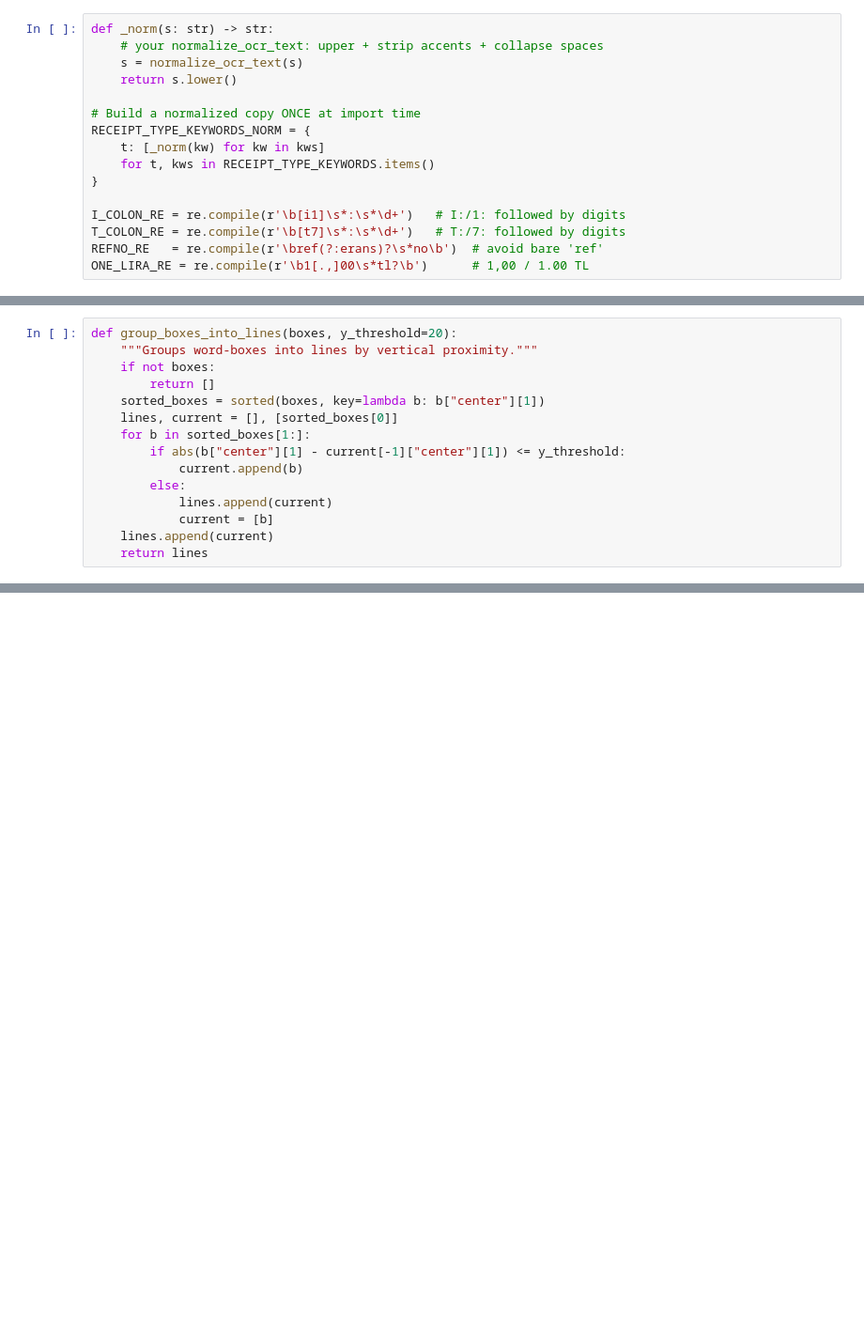
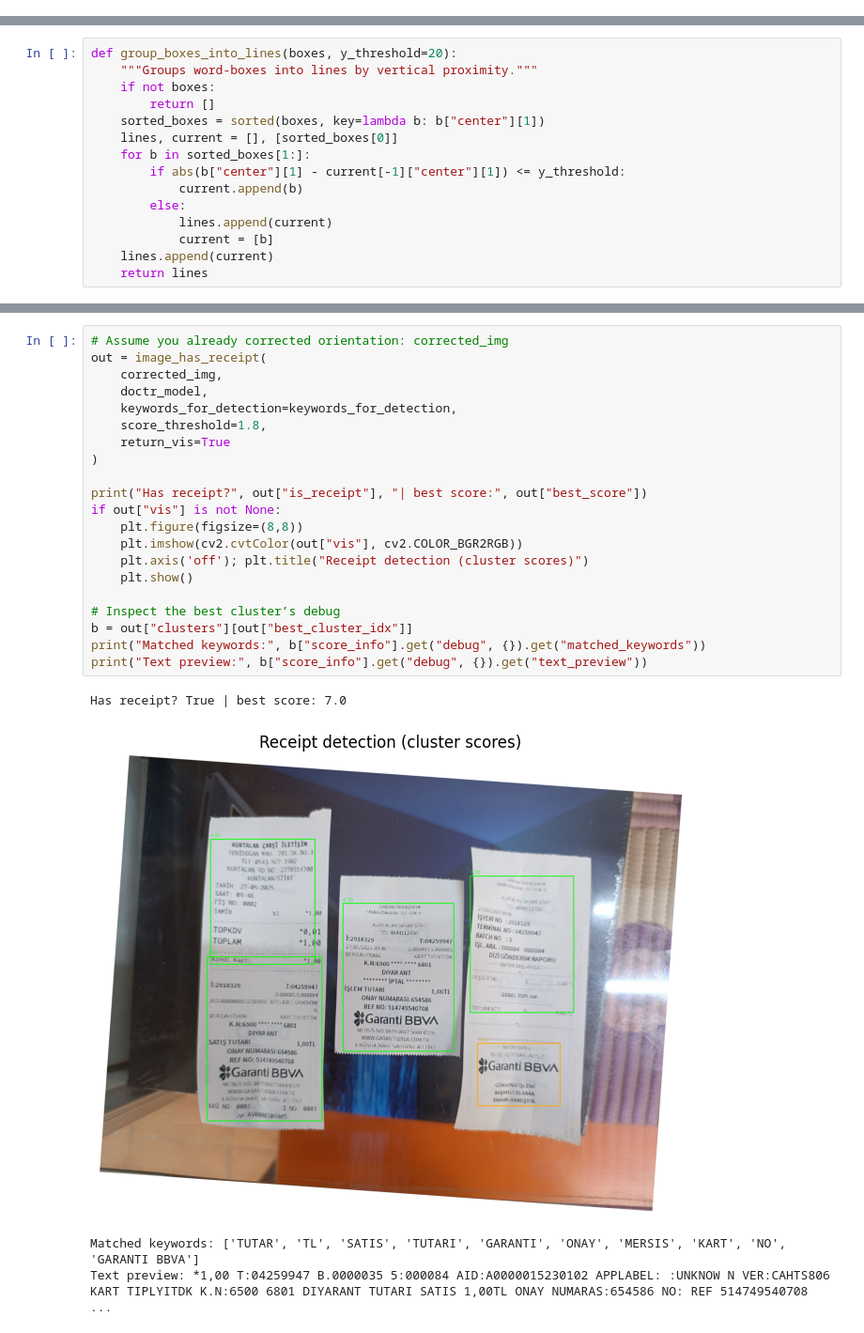
Before and after one commit to kaptanece/receipt-processing, a Jupyter notebook: receiptdetection_latest.ipynb, the cells around one changed output, grey strips where cells are left out. Shown at 94% size. Cells and saved outputs as stored; diff of their text form; blank space fills up the shorter version.

```diff
--- a/receiptdetection_latest.ipynb
+++ b/receiptdetection_latest.ipynb
@@ -554,19 +362,3 @@ def normalize_ocr_text(text: str) -> str:
     text = re.sub(r"\s+", " ", text)
     # 4) Strip edges
     return text.strip()
-# %%
-def _norm(s: str) -> str:
-    # your normalize_ocr_text: upper + strip accents + collapse spaces
-    s = normalize_ocr_text(s)
-    return s.lower()
-
-# Build a normalized copy ONCE at import time
-RECEIPT_TYPE_KEYWORDS_NORM = {
-    t: [_norm(kw) for kw in kws]
-    for t, kws in RECEIPT_TYPE_KEYWORDS.items()
-}
-
-I_COLON_RE = re.compile(r'\b[i1]\s*:\s*\d+')   # I:/1: followed by digits
-T_COLON_RE = re.compile(r'\b[t7]\s*:\s*\d+')   # T:/7: followed by digits
-REFNO_RE   = re.compile(r'\bref(?:erans)?\s*no\b')  # avoid bare 'ref'
-ONE_LIRA_RE = re.compile(r'\b1[.,]00\s*tl?\b')      # 1,00 / 1.00 TL
@@ -1311,0 +965,26 @@ KeyboardInterrupt:
+# %%
+# Assume you already corrected orientation: corrected_img
+out = image_has_receipt(
+    corrected_img,
+    doctr_model,
+    keywords_for_detection=keywords_for_detection,
+    score_threshold=1.8,
+    return_vis=True
+)
+
+print("Has receipt?", out["is_receipt"], "| best score:", out["best_score"])
+if out["vis"] is not None:
+    plt.figure(figsize=(8,8))
+    plt.imshow(cv2.cvtColor(out["vis"], cv2.COLOR_BGR2RGB))
+    plt.axis('off'); plt.title("Receipt detection (cluster scores)")
+    plt.show()
+
+# Inspect the best cluster’s debug
+b = out["clusters"][out["best_cluster_idx"]]
+print("Matched keywords:", b["score_info"].get("debug", {}).get("matched_keywords"))
+print("Text preview:", b["score_info"].get("debug", {}).get("text_preview"))
+# %% [output]
+Has receipt? True | best score: 7.0
+[figure, added]
+Matched keywords: ['TUTAR', 'TL', 'SATIS', 'TUTARI', 'GARANTI', 'ONAY', 'MERSIS', 'KART', 'NO', 'GARANTI BBVA']
+Text preview: *1,00 T:04259947 B.0000035 5:000084 AID:A0000015230102 APPLABEL: :UNKNOW N VER:CAHTS806 KART TIPLYITDK K.N:6500 6801 DIYARANT TUTARI SATIS 1,00TL ONAY NUMARAS:654586 NO: REF 514749540708 ...
```
Also changed, not shown: parts of 48 cells of this notebook.
